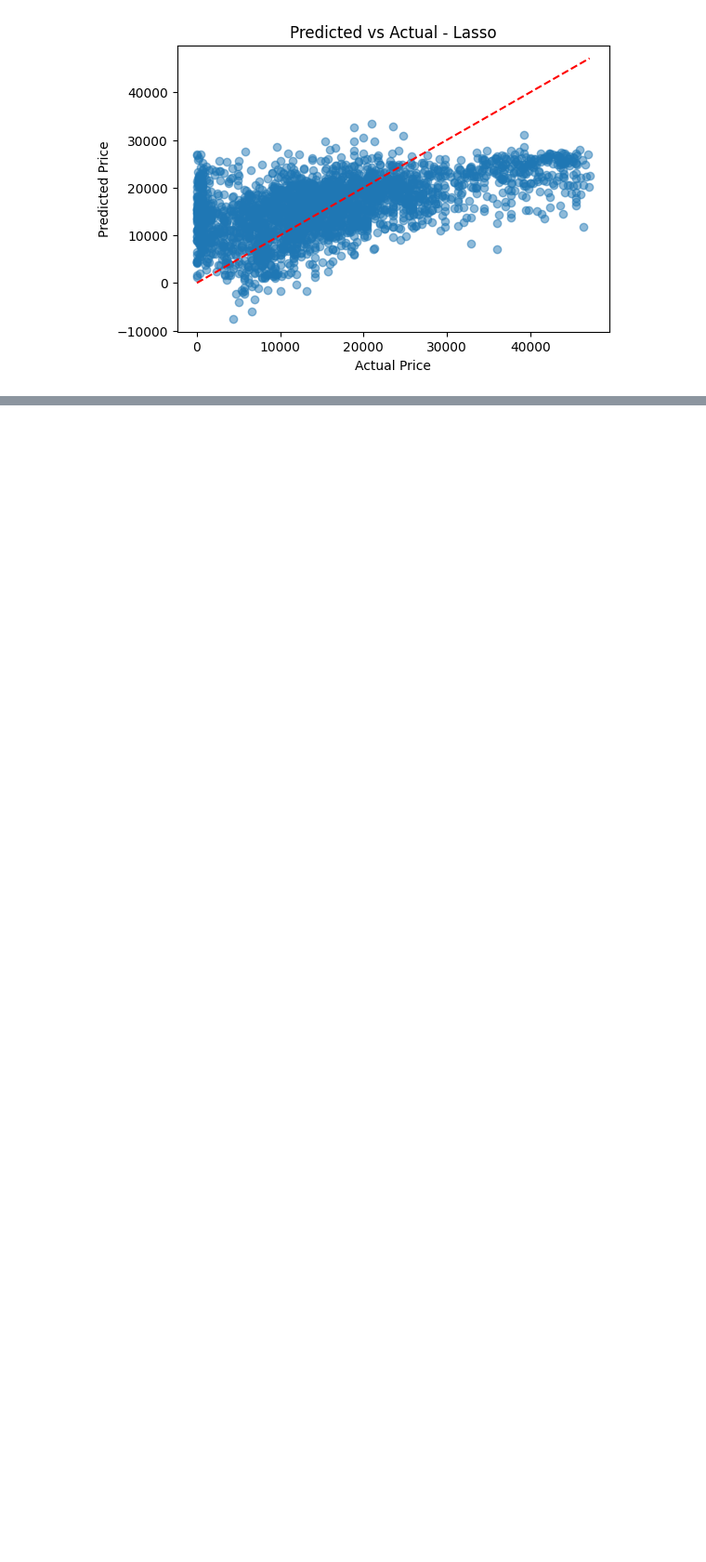
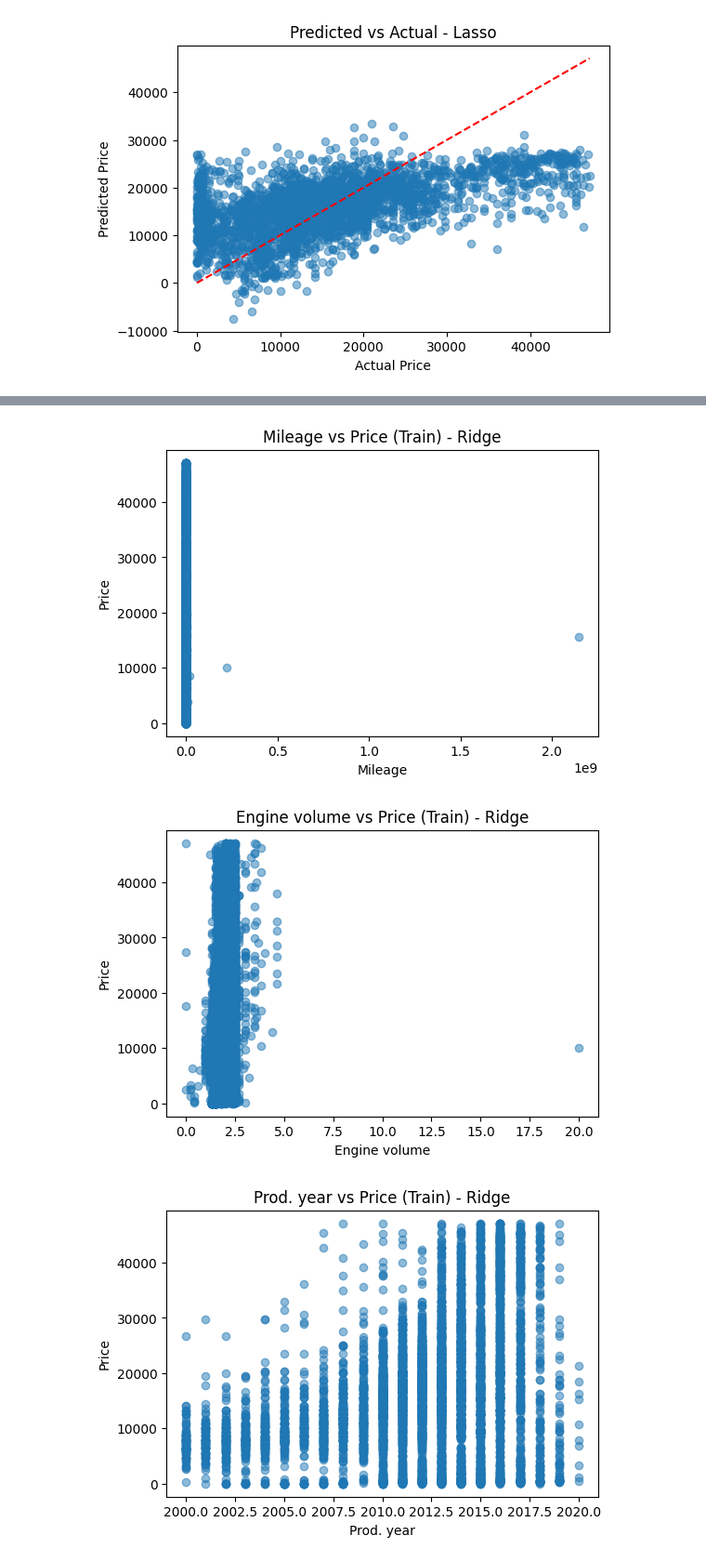
Before and after one commit to dionisioraditya/ProjekUASML_CatBoost, a Jupyter notebook: Notebook[1]_Regresi_CatBoost.ipynb, the cells around one changed output, grey strips where cells are left out. Shown at 93% size. Saved outputs shown, nothing was run; the diff lists cells and outputs as text; code cells hidden in the pictures; blank space fills up the shorter version.

```diff
--- a/Notebook[1]_Regresi_CatBoost.ipynb
+++ b/Notebook[1]_Regresi_CatBoost.ipynb
@@ -531,0 +629,14 @@ plt.show()
+# %%
+features = ['Mileage', 'Engine volume', 'Prod. year']
+
+for feature in features:
+    plt.figure(figsize=(6,4))
+    plt.scatter(X_train[feature], y_train, alpha=0.5)
+    plt.xlabel(feature)
+    plt.ylabel("Price")
+    plt.title(f"{feature} vs Price (Train) - Ridge")
+    plt.show()
+# %% [output]
+[figure, added]
+[figure, added]
+[figure, added]
```
Also changed, not shown: parts of 12 cells of this notebook.
